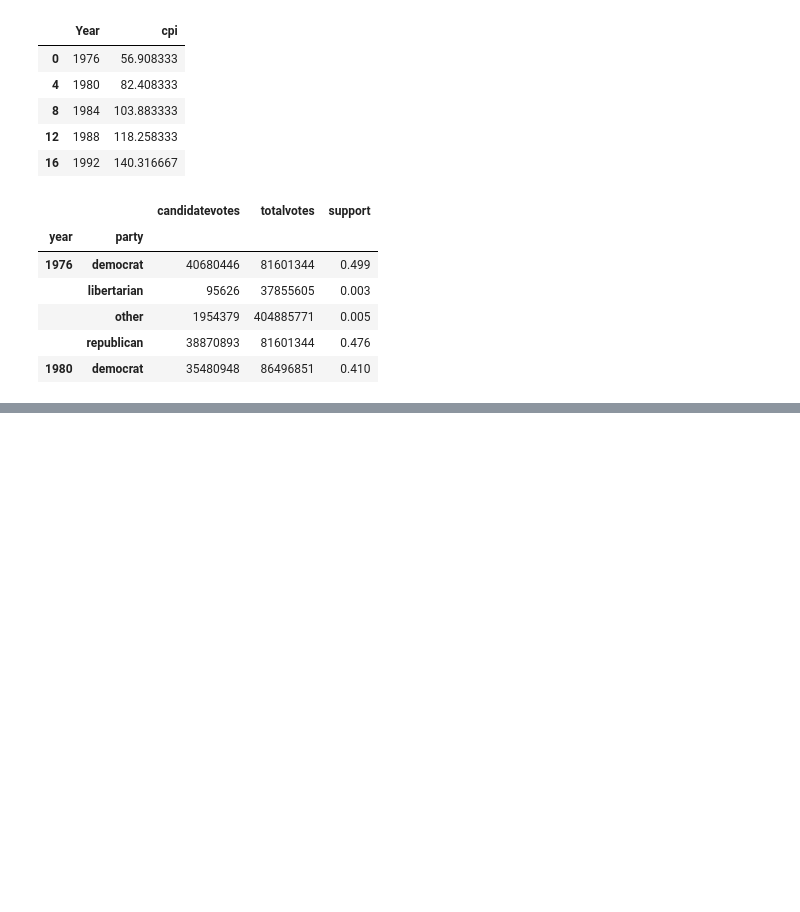
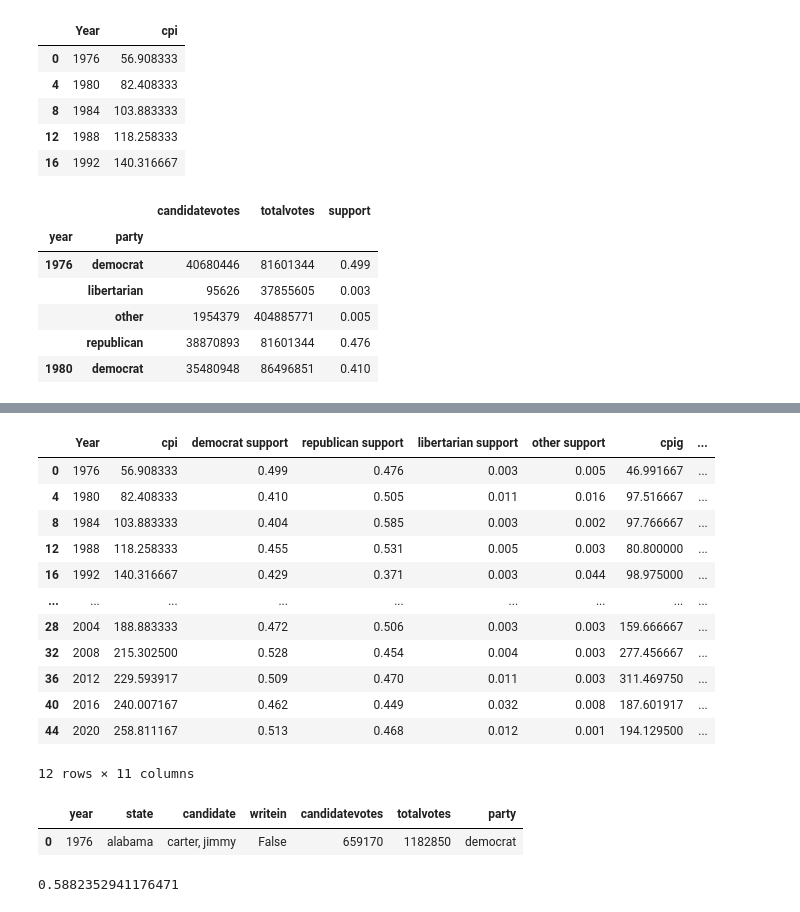
Before and after one commit to pndang/MATH189, a Jupyter notebook: Project/elections-analysis.ipynb, the cells around one changed output, grey strips where cells are left out. Cells and saved outputs as stored; diff of their text form; code cells hidden in the pictures; blank space fills up the shorter version.

```diff
--- a/Project/elections-analysis.ipynb
+++ b/Project/elections-analysis.ipynb
@@ -214,0 +258,35 @@ mergeCPI(cpiaNew, pp)
+# %%
+# merge with other forms of cpi
+
+dfPlot1 = cpiaNew.copy()
+dfPlot1['cpig'] = getAvgCPI(cpig)['cpi']
+dfPlot1['cpih'] = getAvgCPI(cpih)['cpi']
+dfPlot1['cpim'] = getAvgCPI(cpim)['cpi']
+# %%
+# get party majority support
+
+repTurnouts = []
+
+for year in elecYears:
+    dem = df[(df['year'] == int(year)) & (df['party'].isin(['democrat', 'republican']))].groupby(['party', 'state'])['candidatevotes'].sum()['democrat']
+    rep = df[(df['year'] ==  int(year)) & (df['party'].isin(['democrat', 'republican']))].groupby(['party', 'state'])['candidatevotes'].sum()['republican']
+    repTurnouts.append(np.mean(rep.reset_index()['candidatevotes'] > dem.reset_index()['candidatevotes']))
+
+dfPlot1['republican turnout'] = repTurnouts
+dfPlot1['democrat turnout'] = 1 - dfPlot1['republican turnout']
+# %%
+dfPlot1
+# %% [output]
+|  | Year | cpi | democrat support | republican support | libertarian support | other support | cpig | ... |
+| 0 | 1976 | 56.908333 | 0.499 | 0.476 | 0.003 | 0.005 | 46.991667 | ... |
+| 4 | 1980 | 82.408333 | 0.410 | 0.505 | 0.011 | 0.016 | 97.516667 | ... |
+| 8 | 1984 | 103.883333 | 0.404 | 0.585 | 0.003 | 0.002 | 97.766667 | ... |
+| 12 | 1988 | 118.258333 | 0.455 | 0.531 | 0.005 | 0.003 | 80.800000 | ... |
+| 16 | 1992 | 140.316667 | 0.429 | 0.371 | 0.003 | 0.044 | 98.975000 | ... |
+| ... | ... | ... | ... | ... | ... | ... | ... | ... |
+| 28 | 2004 | 188.883333 | 0.472 | 0.506 | 0.003 | 0.003 | 159.666667 | ... |
+| 32 | 2008 | 215.302500 | 0.528 | 0.454 | 0.004 | 0.003 | 277.456667 | ... |
+| 36 | 2012 | 229.593917 | 0.509 | 0.470 | 0.011 | 0.003 | 311.469750 | ... |
+| 40 | 2016 | 240.007167 | 0.462 | 0.449 | 0.032 | 0.008 | 187.601917 | ... |
+| 44 | 2020 | 258.811167 | 0.513 | 0.468 | 0.012 | 0.001 | 194.129500 | ... |
+12 rows × 11 columns
@@ -214,0 +388,13 @@ mergeCPI(cpiaNew, pp)
+# %%
+df.head(1)
+# %% [output]
+|  | year | state | candidate | writein | candidatevotes | totalvotes | party |
+| 0 | 1976 | alabama | carter, jimmy | False | 659170 | 1182850 | democrat |
+# %%
+# sanity check (confirming President Donald Trump won 2016)
+showAll(False)
+dem16 = df[(df['year'] == 2016) & (df['party'].isin(['democrat', 'republican']))].groupby(['party', 'state', 'candidate'])['candidatevotes'].sum()['democrat']
+rep16 = df[(df['year'] == 2016) & (df['party'].isin(['democrat', 'republican']))].groupby(['party', 'state', 'candidate'])['candidatevotes'].sum()['republican']
+np.mean(rep16.reset_index()['candidatevotes'] > dem16.reset_index()['candidatevotes'])
+# %% [output]
+0.5882352941176471
```
Also changed, not shown: parts of 10 cells of this notebook, 1 other file.
